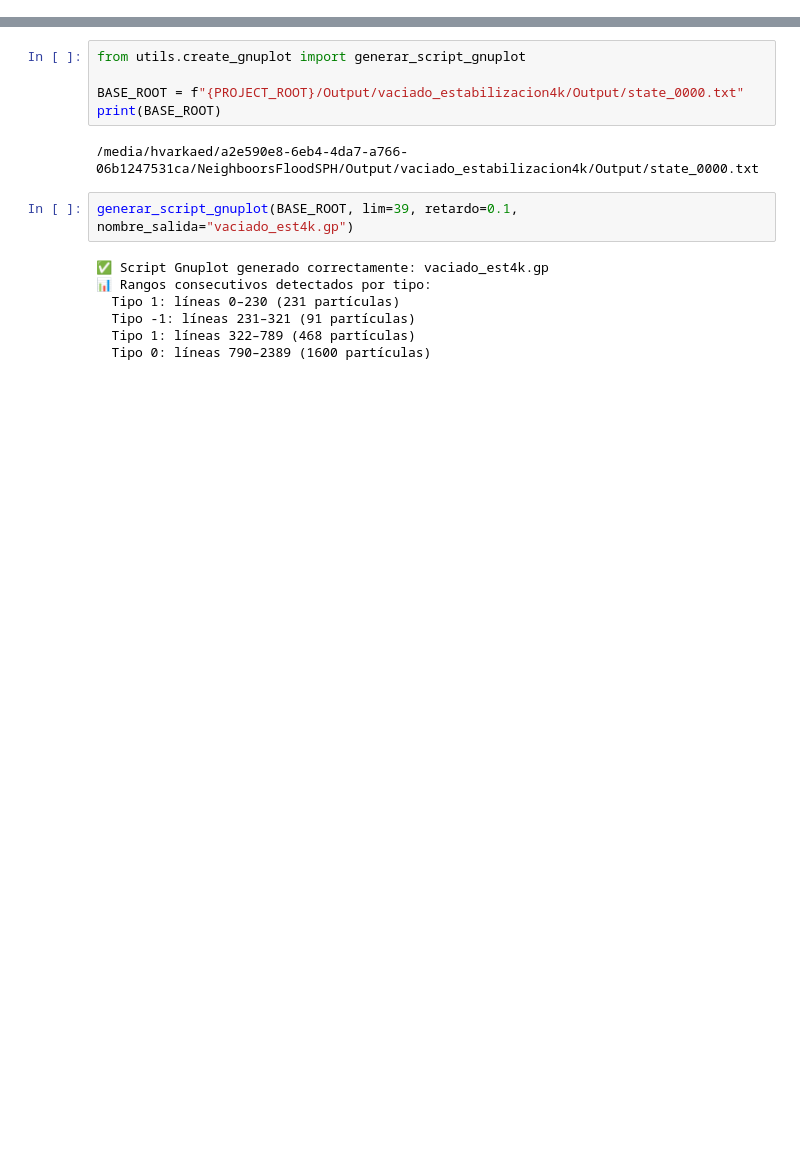
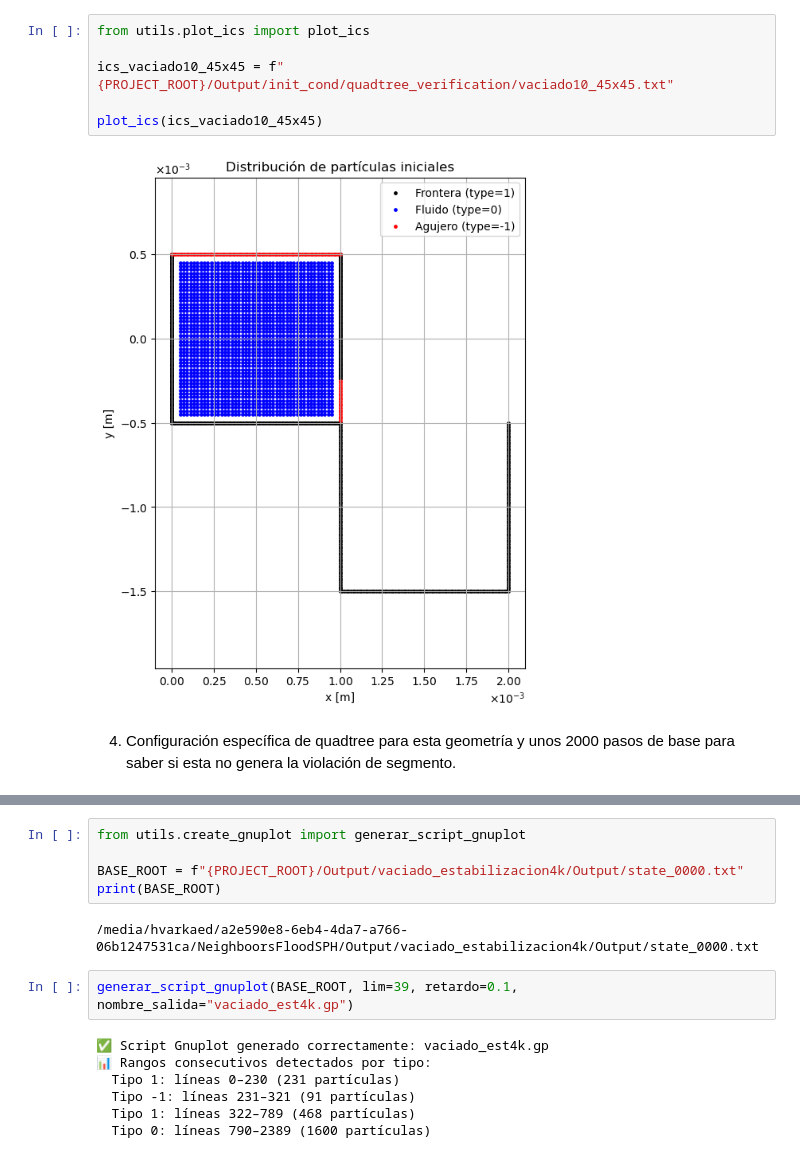
Before and after one commit to Hdavid1123/NeighboorsFloodSPH, a Jupyter notebook: Config/TestTreeN.ipynb, the cells around one changed output, grey strips where cells are left out. Saved outputs shown, nothing was run; the diff lists cells and outputs as text; blank space fills up the shorter version.

```diff
--- a/Config/TestTreeN.ipynb
+++ b/Config/TestTreeN.ipynb
@@ -25,0 +54,10 @@ PosixPath('/media/hvarkaed/a2e590e8-6eb4-4da7-a766-06b1247531ca/NeighboorsFloodS
+# %%
+from utils.plot_ics import plot_ics
+
+ics_vaciado10_45x45 = f"{PROJECT_ROOT}/Output/init_cond/quadtree_verification/vaciado10_45x45.txt"
+
+plot_ics(ics_vaciado10_45x45)
+# %% [output]
+[figure, added]
+# %% [markdown]
+4. Configuración específica de quadtree para esta geometría y unos 2000 pasos de base para saber si esta no genera la violación de segmento.
```
Also changed, not shown: parts of 10 cells of this notebook, 8 other files.
